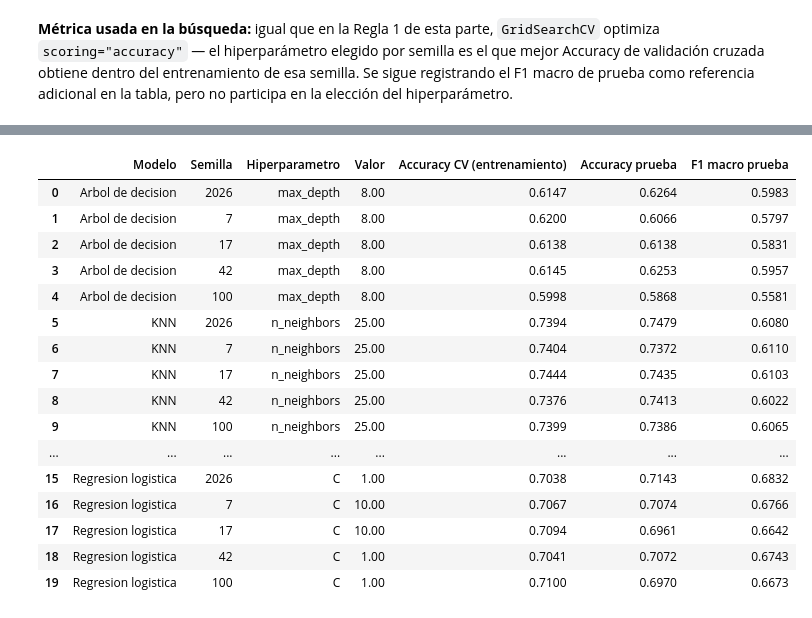
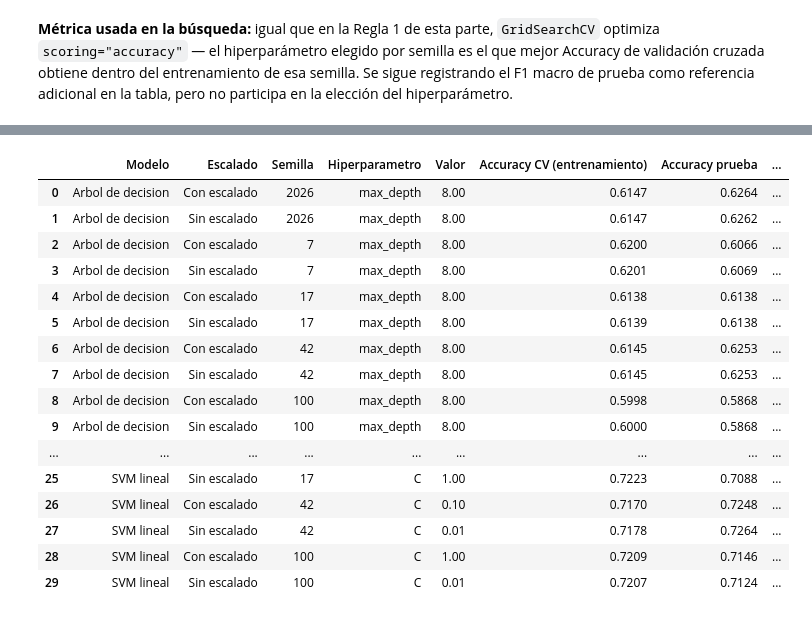
Before and after one commit to Racsok/mineria, a Jupyter notebook: analisis_datasets/analisis_dataset_FIFA.ipynb, the cells around one changed output, grey strips where cells are left out. Drawn from its saved outputs; the diff is of its cells as text; code cells hidden in the pictures.

```diff
--- a/analisis_datasets/analisis_dataset_FIFA.ipynb
+++ b/analisis_datasets/analisis_dataset_FIFA.ipynb
@@ -2761,6 +2749,28 @@ La rejilla del árbol se centra en profundidades de 4 a 12, incluyendo el rango
 # %% [markdown]
 **Métrica usada en la búsqueda:** igual que en la Regla 1 de esta parte, `GridSearchCV` optimiza `scoring="accuracy"` — el hiperparámetro elegido por semilla es el que mejor Accuracy de validación cruzada obtiene dentro del entrenamiento de esa semilla. Se sigue registrando el F1 macro de prueba como referencia adicional en la tabla, pero no participa en la elección del hiperparámetro.
 # %%
+# G.2 — Preprocesador "sin escalar" (mismas columnas que preprocesador_posicion de F.3, pero sin
+# StandardScaler en numericas/ordinales; el one-hot de categoricas se mantiene, porque codificar no es
+# escalar). Se define aqui porque la busqueda de hiperparametros de abajo ya la necesita para ambas
+# configuraciones, y se reutiliza tal cual en G.3.
+preprocesador_posicion_sin_escalar = ColumnTransformer(
+    transformers=[
+        ("numericas", "passthrough", columnas_numericas_posicion),
+        ("ordinales", "passthrough", columnas_ordinales_posicion),
+        (
+            "categoricas",
+            Pipeline([("onehot", OneHotEncoder(handle_unknown="ignore", sparse_output=True))]),
+            columnas_categoricas_posicion
+        )
+    ],
+    remainder="drop"
+)
+
+preprocesadores_posicion = {
+    "Con escalado": preprocesador_posicion,
+    "Sin escalado": preprocesador_posicion_sin_escalar,
+}
+
 # G.2 — Rejillas de hiperparametros por modelo
 rejillas_posicion = {
     "Arbol de decision": (
@@ -2779,22 +2789,18 @@ rejillas_posicion = {
         LinearSVC(class_weight="balanced", max_iter=5000, random_state=2026),
         {"modelo__C": [0.01, 0.1, 1, 10]}
     ),
-    "Regresion logistica": (
-        LogisticRegression(class_weight="balanced", max_iter=3000, random_state=2026),
-        {"modelo__C": [0.01, 0.1, 1, 10]}
-    ),
 }
 
 semillas_busqueda = [2026, 7, 17, 42, 100]
 
-def buscar_hiperparametro_semilla(nombre_modelo, modelo_base, rejilla, semilla):
+def buscar_hiperparametro_semilla(nombre_modelo, modelo_base, rejilla, semilla, tipo_escalado, preproc):
     X_tr_s, X_te_s, y_tr_s, y_te_s = train_test_split(
         X_clasificacion, y_clasificacion,
         test_size=0.20, random_state=semilla, stratify=y_clasificacion
     )
 
     pipe = Pipeline([
-        ("preprocesador", clone(preprocesador_posicion)),
+        ("preprocesador", clone(preproc)),
         ("modelo", clone(modelo_base))
     ])
 
@@ -2810,6 +2816,7 @@ def buscar_hiperparametro_semilla(nombre_modelo, modelo_base, rejilla, semilla):
 
     return {
         "Modelo": nombre_modelo,
+        "Escalado": tipo_escalado,
         "Semilla": semilla,
         "Hiperparametro": nombre_hp.split("__")[1],
         "Valor": valor_hp,
@@ -2819,14 +2826,15 @@ def buscar_hiperparametro_semilla(nombre_modelo, modelo_base, rejilla, semilla):
     }
 
 tareas = [
-    (nombre, modelo_base, rejilla, semilla)
+    (nombre, modelo_base, rejilla, semilla, tipo_escalado, preproc)
     for nombre, (modelo_base, rejilla) in rejillas_posicion.items()
     for semilla in semillas_busqueda
+    for tipo_escalado, preproc in preprocesadores_posicion.items()
 ]
 
 resultados_busqueda = Parallel(n_jobs=NUM_PROCESOS, backend="threading", verbose=10)(
-    delayed(buscar_hiperparametro_semilla)(nombre, modelo_base, rejilla, semilla)
-    for nombre, modelo_base, rejilla, semilla in tareas
+    delayed(buscar_hiperparametro_semilla)(nombre, modelo_base, rejilla, semilla, tipo_escalado, preproc)
+    for nombre, modelo_base, rejilla, semilla, tipo_escalado, preproc in tareas
 )
 
 tabla_busqueda = pd.DataFrame(resultados_busqueda)
@@ -2843,18 +2860,18 @@ display(tabla_busqueda.round(4))
-|  | Modelo | Semilla | Hiperparametro | Valor | Accuracy CV (entrenamiento) | Accuracy prueba | F1 macro prueba |
-| 0 | Arbol de decision | 2026 | max_depth | 8.00 | 0.6147 | 0.6264 | 0.5983 |
-| 1 | Arbol de decision | 7 | max_depth | 8.00 | 0.6200 | 0.6066 | 0.5797 |
-| 2 | Arbol de decision | 17 | max_depth | 8.00 | 0.6138 | 0.6138 | 0.5831 |
-| 3 | Arbol de decision | 42 | max_depth | 8.00 | 0.6145 | 0.6253 | 0.5957 |
-| 4 | Arbol de decision | 100 | max_depth | 8.00 | 0.5998 | 0.5868 | 0.5581 |
-| 5 | KNN | 2026 | n_neighbors | 25.00 | 0.7394 | 0.7479 | 0.6080 |
-| 6 | KNN | 7 | n_neighbors | 25.00 | 0.7404 | 0.7372 | 0.6110 |
-| 7 | KNN | 17 | n_neighbors | 25.00 | 0.7444 | 0.7435 | 0.6103 |
-| 8 | KNN | 42 | n_neighbors | 25.00 | 0.7376 | 0.7413 | 0.6022 |
-| 9 | KNN | 100 | n_neighbors | 25.00 | 0.7399 | 0.7386 | 0.6065 |
-| ... | ... | ... | ... | ... | ... | ... | ... |
-| 15 | Regresion logistica | 2026 | C | 1.00 | 0.7038 | 0.7143 | 0.6832 |
-| 16 | Regresion logistica | 7 | C | 10.00 | 0.7067 | 0.7074 | 0.6766 |
-| 17 | Regresion logistica | 17 | C | 10.00 | 0.7094 | 0.6961 | 0.6642 |
-| 18 | Regresion logistica | 42 | C | 1.00 | 0.7041 | 0.7072 | 0.6743 |
-| 19 | Regresion logistica | 100 | C | 1.00 | 0.7100 | 0.6970 | 0.6673 |
+|  | Modelo | Escalado | Semilla | Hiperparametro | Valor | Accuracy CV (entrenamiento) | Accuracy prueba | ... |
+| 0 | Arbol de decision | Con escalado | 2026 | max_depth | 8.00 | 0.6147 | 0.6264 | ... |
+| 1 | Arbol de decision | Sin escalado | 2026 | max_depth | 8.00 | 0.6147 | 0.6262 | ... |
+| 2 | Arbol de decision | Con escalado | 7 | max_depth | 8.00 | 0.6200 | 0.6066 | ... |
+| 3 | Arbol de decision | Sin escalado | 7 | max_depth | 8.00 | 0.6201 | 0.6069 | ... |
+| 4 | Arbol de decision | Con escalado | 17 | max_depth | 8.00 | 0.6138 | 0.6138 | ... |
+| 5 | Arbol de decision | Sin escalado | 17 | max_depth | 8.00 | 0.6139 | 0.6138 | ... |
+| 6 | Arbol de decision | Con escalado | 42 | max_depth | 8.00 | 0.6145 | 0.6253 | ... |
+| 7 | Arbol de decision | Sin escalado | 42 | max_depth | 8.00 | 0.6145 | 0.6253 | ... |
+| 8 | Arbol de decision | Con escalado | 100 | max_depth | 8.00 | 0.5998 | 0.5868 | ... |
+| 9 | Arbol de decision | Sin escalado | 100 | max_depth | 8.00 | 0.6000 | 0.5868 | ... |
+| ... | ... | ... | ... | ... | ... | ... | ... | ... |
+| 25 | SVM lineal | Sin escalado | 17 | C | 1.00 | 0.7223 | 0.7088 | ... |
+| 26 | SVM lineal | Con escalado | 42 | C | 0.10 | 0.7170 | 0.7248 | ... |
+| 27 | SVM lineal | Sin escalado | 42 | C | 0.01 | 0.7178 | 0.7264 | ... |
+| 28 | SVM lineal | Con escalado | 100 | C | 1.00 | 0.7209 | 0.7146 | ... |
+| 29 | SVM lineal | Sin escalado | 100 | C | 0.01 | 0.7207 | 0.7124 | ... |
 # %%
```
Also changed, not shown: parts of 15 cells of this notebook.
